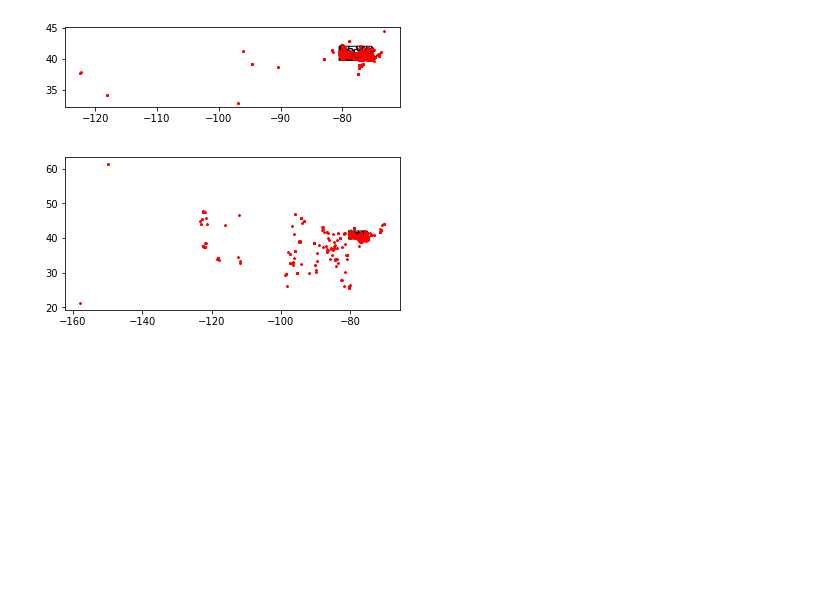
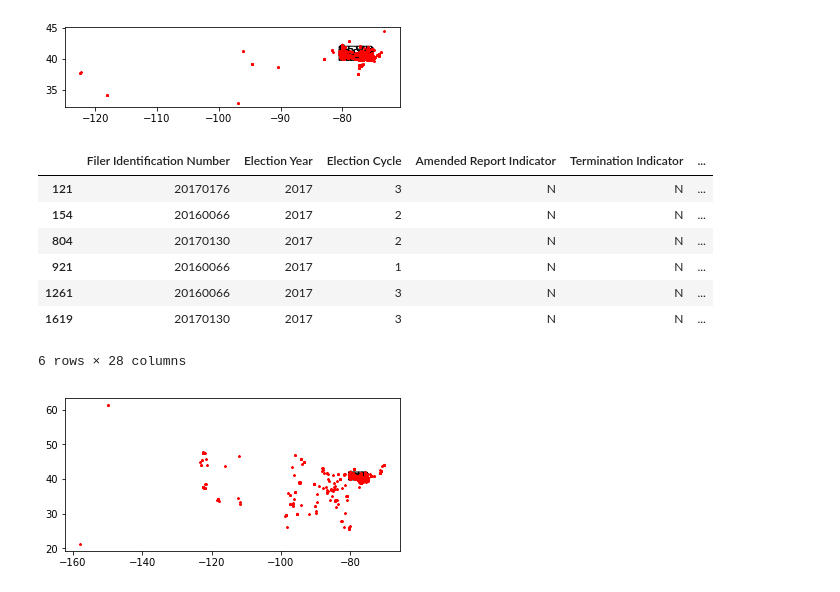
Before and after one commit to phrig/cheapest_seats_analysis, a Jupyter notebook: GeoPandas dataframes.ipynb, the cells around one changed output. Cells and saved outputs as stored; diff of their text form; code cells hidden in the pictures; blank space fills up the shorter version.

```diff
--- a/GeoPandas dataframes.ipynb
+++ b/GeoPandas dataframes.ipynb
@@ -107,6 +107,17 @@ plot(contrib, pa_counties);
 plot(filer, pa_counties);
 # %% [output]
 [figure]
+# %%
+filer[filer.long < -110]
+# %% [output]
+|  | Filer Identification Number | Election Year | Election Cycle | Amended Report Indicator | Termination Indicator | ... |
+| 121 | 20170176 | 2017 | 3 | N | N | ... |
+| 154 | 20160066 | 2017 | 2 | N | N | ... |
+| 804 | 20170130 | 2017 | 2 | N | N | ... |
+| 921 | 20160066 | 2017 | 1 | N | N | ... |
+| 1261 | 20160066 | 2017 | 3 | N | N | ... |
+| 1619 | 20170130 | 2017 | 3 | N | N | ... |
+6 rows × 28 columns
 # %%
 plot(receipt, pa_counties);
 # %% [output]
```
